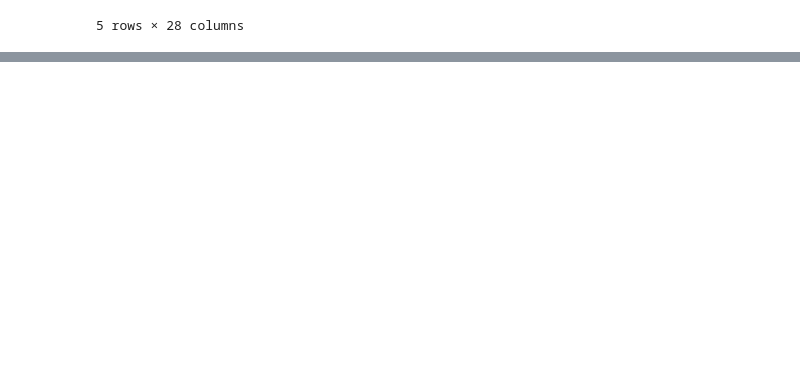
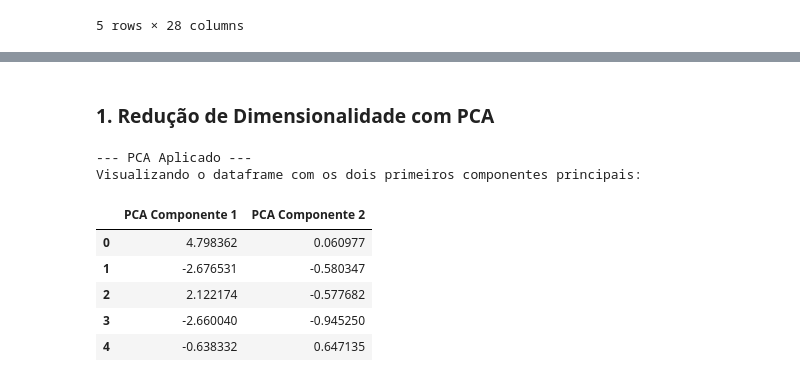
Before and after one commit to juniors719/customer_personality_clustering, a Jupyter notebook: customer_segmentation.ipynb, the cells around one changed output, grey strips where cells are left out. Saved outputs shown, nothing was run; the diff lists cells and outputs as text; code cells hidden in the pictures; blank space fills up the shorter version.

```diff
--- a/customer_segmentation.ipynb
+++ b/customer_segmentation.ipynb
@@ -659,0 +761,26 @@ Média das features por Cluster:
+# %% [markdown]
+### 1. Redução de Dimensionalidade com PCA
+# %%
+# --- Redução de Dimensionalidade com PCA ---
+
+# Instancia o PCA para reduzir para 2 componentes principais
+pca = PCA(n_components=2)
+
+# Aplica o PCA ao dataframe pronto para modelagem
+principal_components = pca.fit_transform(df_ready)
+
+# Cria um novo dataframe com os componentes principais
+df_pca = pd.DataFrame(data=principal_components, columns=['PCA Componente 1', 'PCA Componente 2'])
+
+print("--- PCA Aplicado ---")
+print("Visualizando o dataframe com os dois primeiros componentes principais:")
+display(df_pca.head())
+# %% [output]
+--- PCA Aplicado ---
+Visualizando o dataframe com os dois primeiros componentes principais:
+|  | PCA Componente 1 | PCA Componente 2 |
+| 0 | 4.798362 | 0.060977 |
+| 1 | -2.676531 | -0.580347 |
+| 2 | 2.122174 | -0.577682 |
+| 3 | -2.660040 | -0.945250 |
+| 4 | -0.638332 | 0.647135 |
```
Also changed, not shown: parts of 11 cells of this notebook.
